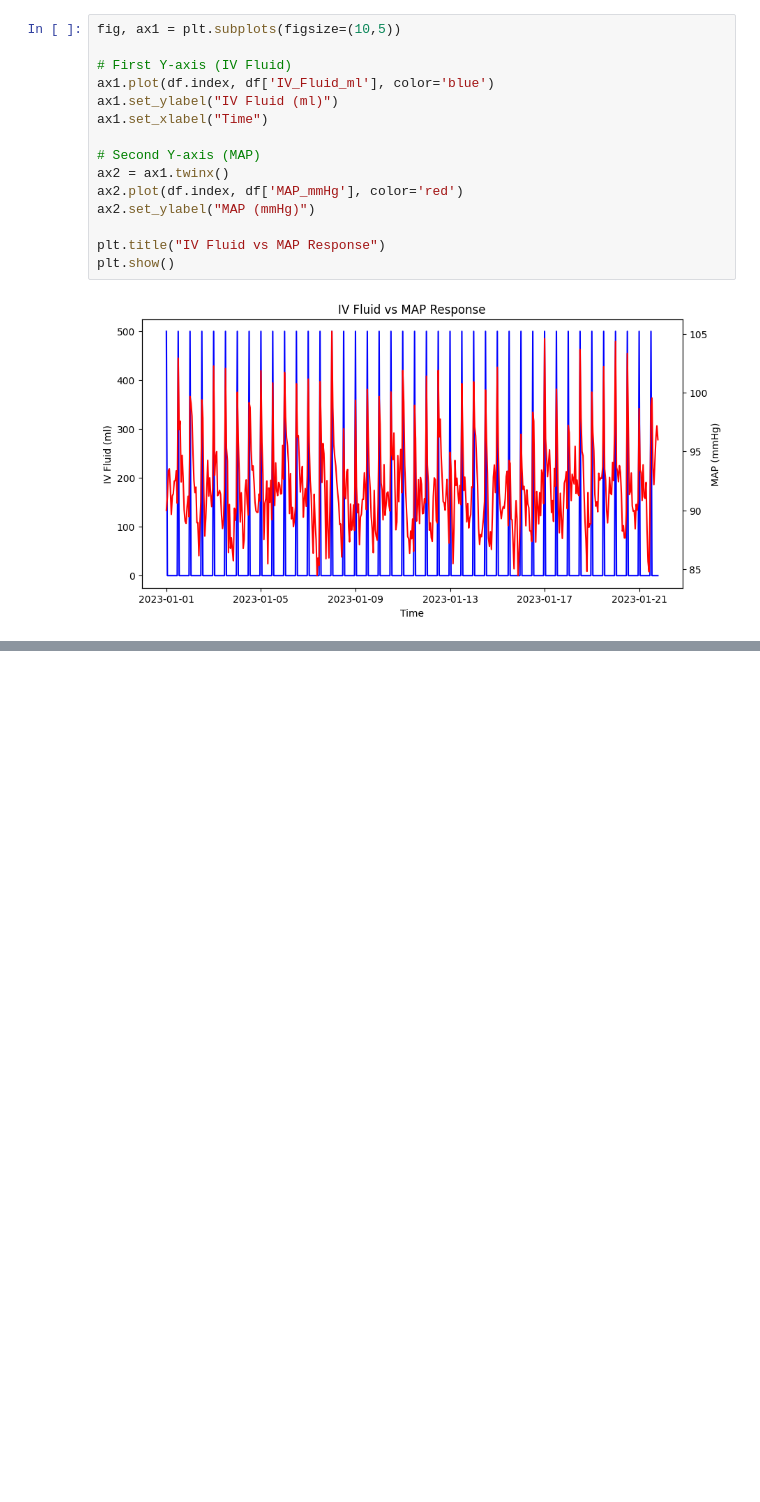
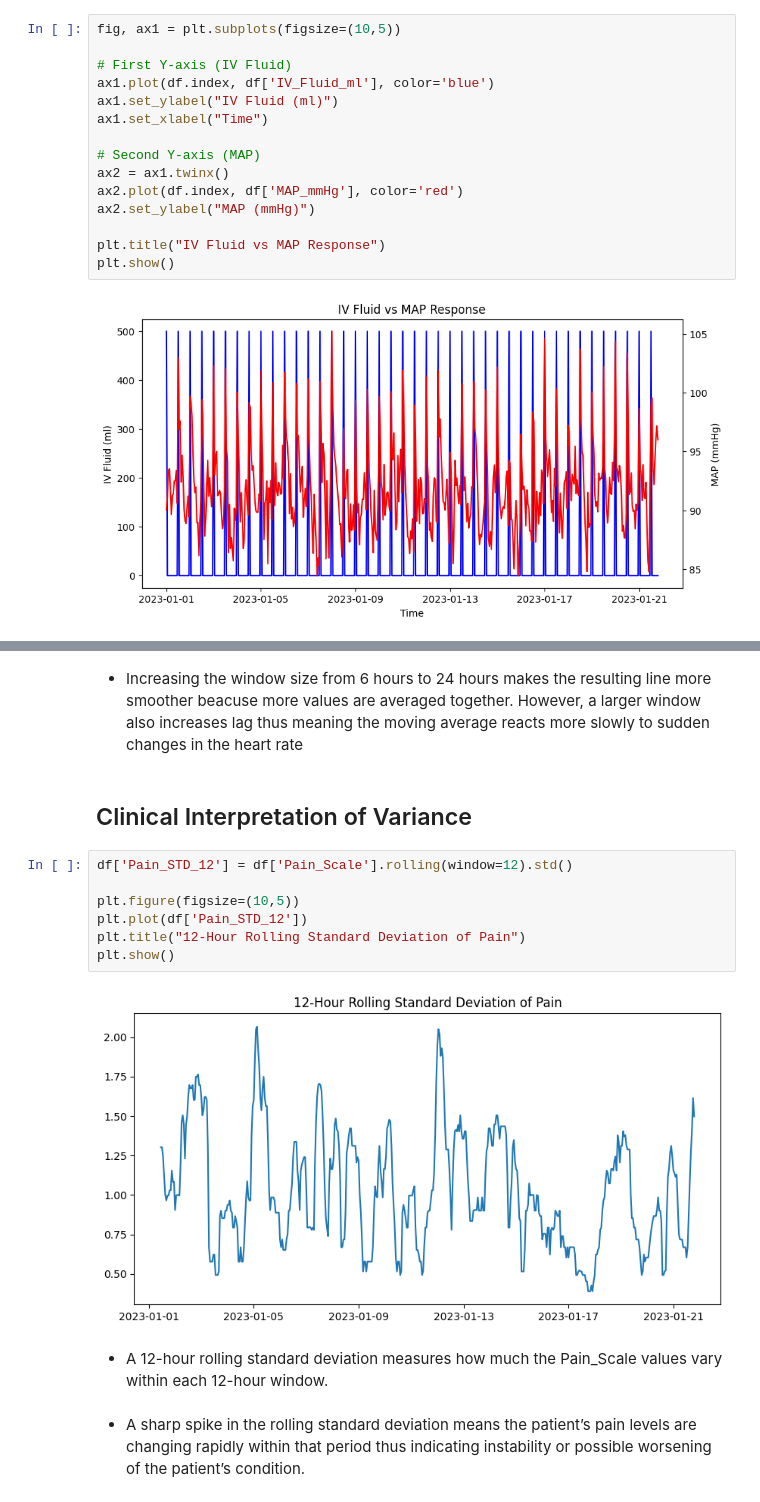
Before and after one commit to Agumekenneth/Time-series-, a Jupyter notebook: Remedial Test/Test.ipynb, the cells around one changed output, grey strips where cells are left out. Saved outputs shown, nothing was run; the diff lists cells and outputs as text; blank space fills up the shorter version.

```diff
--- a/Remedial Test/Test.ipynb
+++ b/Remedial Test/Test.ipynb
@@ -82,0 +119,17 @@ plt.show()
+# %% [markdown]
+- Increasing the window size from 6 hours to 24 hours makes the resulting line more smoother beacuse more values are averaged together. However, a larger window also increases lag thus meaning the moving average reacts more slowly to sudden changes in the heart rate
+# %% [markdown]
+## Clinical Interpretation of Variance
+# %%
+df['Pain_STD_12'] = df['Pain_Scale'].rolling(window=12).std()
+
+plt.figure(figsize=(10,5))
+plt.plot(df['Pain_STD_12'])
+plt.title("12-Hour Rolling Standard Deviation of Pain")
+plt.show()
+# %% [output]
+[figure, added]
+# %% [markdown]
+- A 12-hour rolling standard deviation measures how much the Pain_Scale values vary within each 12-hour window.
+# %% [markdown]
+- A sharp spike in the rolling standard deviation means the patient’s pain levels are changing rapidly within that period thus indicating instability or possible worsening of the patient’s condition.
```
Also changed, not shown: parts of 10 cells of this notebook.
